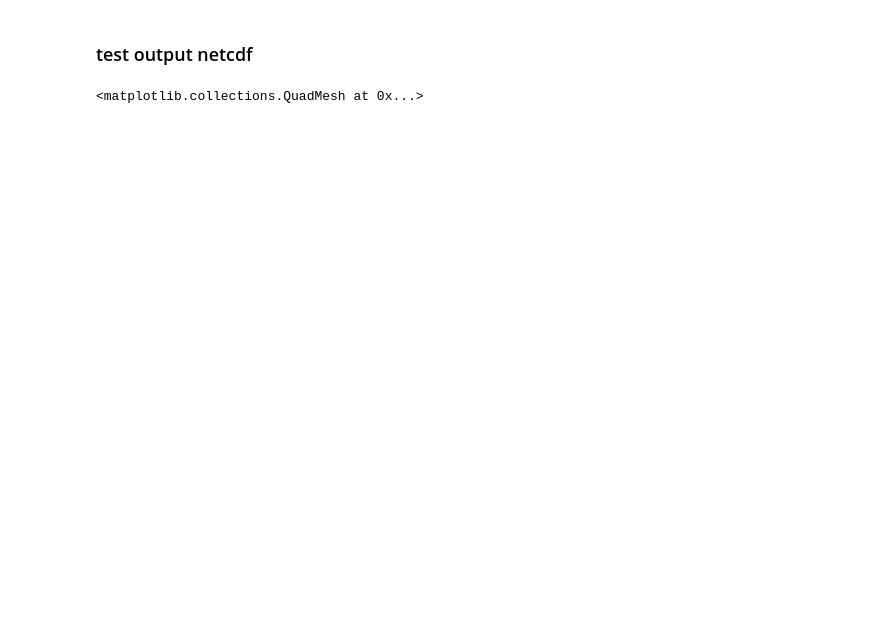
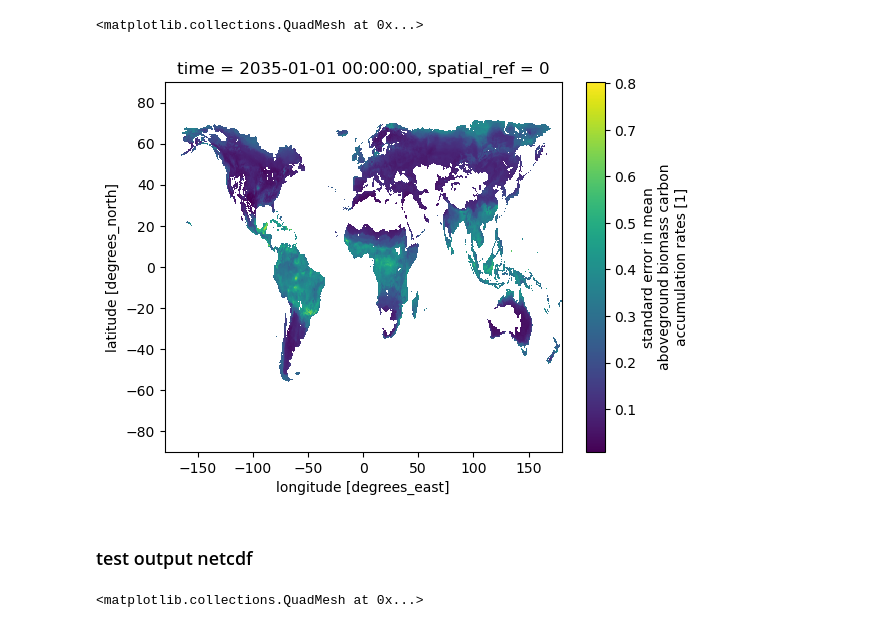
Before and after one commit to rubisco-sfa/ILAMB-Data, a Jupyter notebook: GFW/debug_convert.ipynb, the cells around one changed output. Drawn from its saved outputs; the diff is of its cells as text; code cells hidden in the pictures; blank space fills up the shorter version.

```diff
--- a/GFW/debug_convert.ipynb
+++ b/GFW/debug_convert.ipynb
@@ -115,3 +136,8 @@ ds['error_ratio'].attrs = e_attrs
+# %%
+ds['standard_error'].plot()
+# %% [output]
+<matplotlib.collections.QuadMesh at 0x...>
+[figure, added]
 # %%
 # edit global attributes
 generate_stamp = time.strftime('%Y-%m-%d', time.localtime(os.path.getmtime(local_data)))
```
Also changed, not shown: parts of 19 cells of this notebook, 2 other files.
